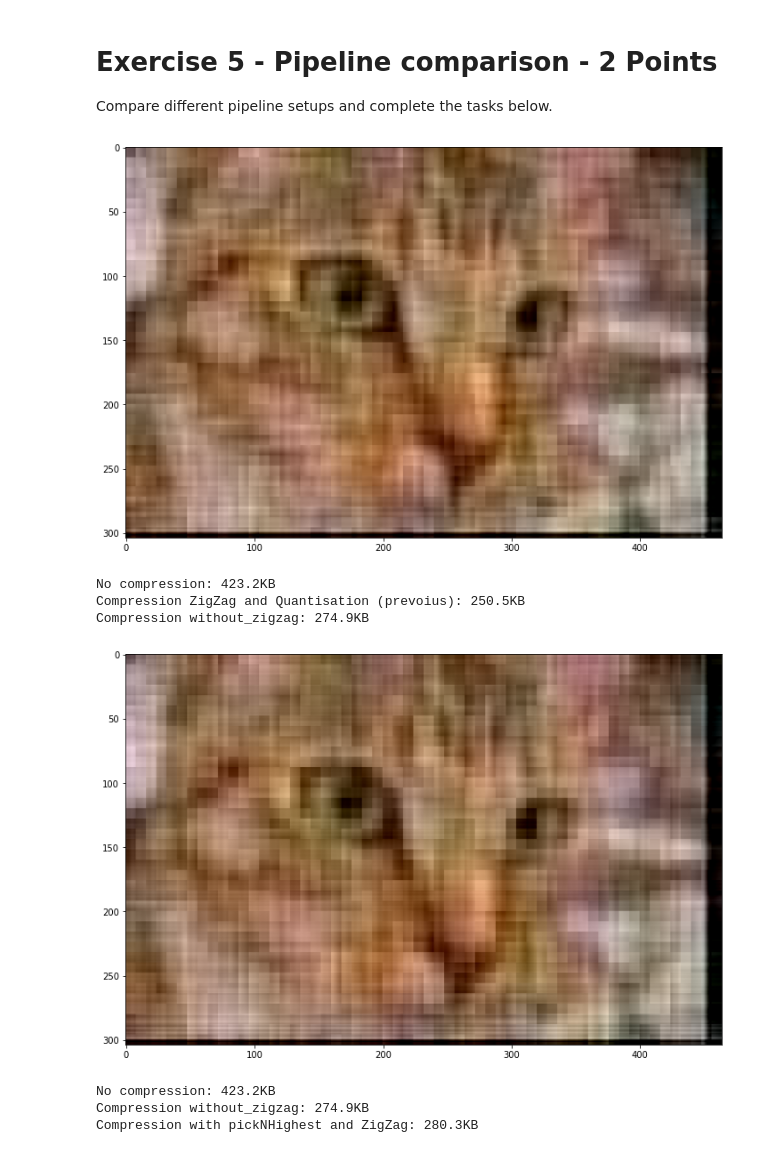
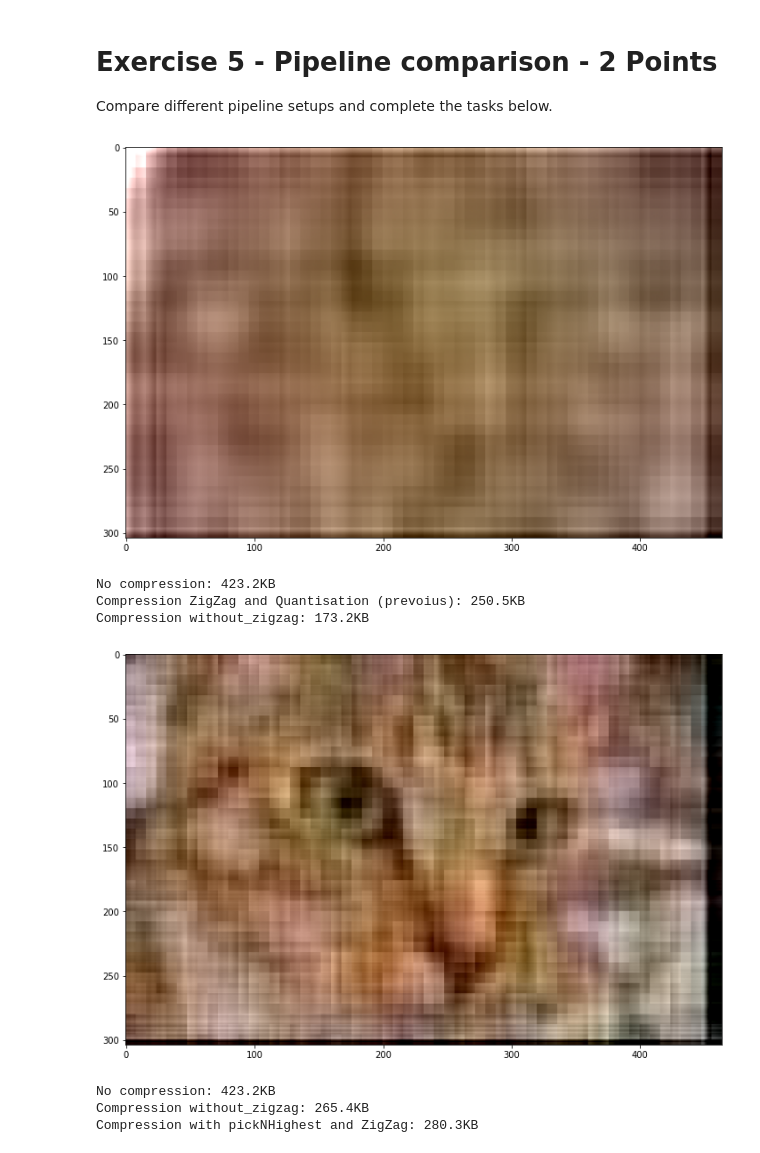
Before and after one commit to oleksa-oleksa/Image_Processing_SS2020_FU_Berlin, a Jupyter notebook: assignments/09_assignment.ipynb, the cells around one changed output. Drawn from its saved outputs; the diff is of its cells as text; code cells hidden in the pictures.

```diff
--- a/assignments/09_assignment.ipynb
+++ b/assignments/09_assignment.ipynb
@@ -496,24 +496,24 @@ Compare different pipeline setups and complete the tasks below.
 # %%
 # Compare the size of the images if the zigzag encoding is removed.
 # Does the size change if the quantization threshold increases?
-jpeg = Jpeg([Blocks(8), DCTofBlocks(), Quantization(threshold=12), Compress(np.int8)])
+jpeg = Jpeg([Blocks(8), DCTofBlocks(), Quantization(threshold=30), Compress(np.int8)])
 
 # your code here
 img_jpeg_without_zigzag = jpeg(img)
 img_reconstruct_without_zigzag = jpeg.invert(img_jpeg_without_zigzag)
 assert img_reconstruct_without_zigzag.shape == img.shape
 
 plt.imshow(img_reconstruct_without_zigzag / 255)
 plt.show()
 
 print("No compression: " + total_size_numpy(img))
 print("Compression ZigZag and Quantisation (prevoius): " + naive_compression_size(img))
 print("Compression without_zigzag: " + naive_compression_size(img_reconstruct_without_zigzag))
 # %% [output]
-[figure, old version]
+[figure, new version]
 No compression: 423.2KB
 Compression ZigZag and Quantisation (prevoius): 250.5KB
-Compression without_zigzag: 274.9KB
+Compression without_zigzag: 173.2KB
 # %%
 # Compare the image quality of the `Quantization` vs. the `PickNthHighest` compressions. Make sure that the outputs
 # are roughly the same size. Why is one better then the other one?
@@ -537,5 +537,5 @@ print("Compression with pickNHighest and ZigZag: " + naive_compression_size(img_
 # %% [output]
 [figure]
 No compression: 423.2KB
-Compression without_zigzag: 274.9KB
+Compression without_zigzag: 265.4KB
 Compression with pickNHighest and ZigZag: 280.3KB
```
Also changed, not shown: parts of 2 cells of this notebook.
